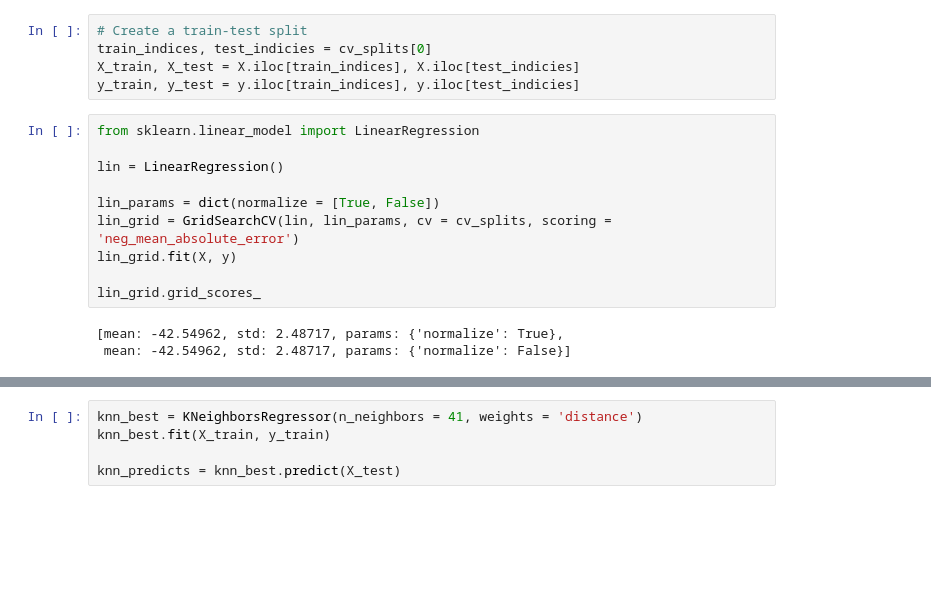
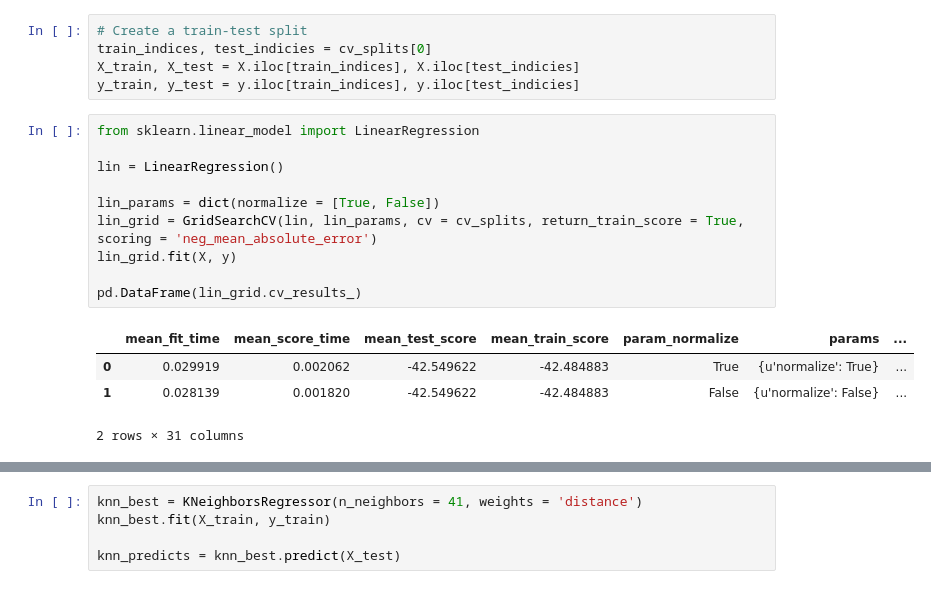
Before and after one commit to jank324/ais-predictor, a Jupyter notebook: data/filter FEL-ROT data.ipynb, the cells around one changed output, grey strips where cells are left out. Saved outputs shown, nothing was run; the diff lists cells and outputs as text; blank space fills up the shorter version.

```diff
--- a/data/filter FEL-ROT data.ipynb
+++ b/data/filter FEL-ROT data.ipynb
@@ -271,16 +271,18 @@ y_train, y_test = y.iloc[train_indices], y.iloc[test_indicies]
 # %%
 from sklearn.linear_model import LinearRegression
 
 lin = LinearRegression()
 
 lin_params = dict(normalize = [True, False])
-lin_grid = GridSearchCV(lin, lin_params, cv = cv_splits, scoring = 'neg_mean_absolute_error')
+lin_grid = GridSearchCV(lin, lin_params, cv = cv_splits, return_train_score = True, scoring = 'neg_mean_absolute_error')
 lin_grid.fit(X, y)
 
-lin_grid.grid_scores_
+pd.DataFrame(lin_grid.cv_results_)
 # %% [output]
+|  | mean_fit_time | mean_score_time | mean_test_score | mean_train_score | param_normalize | params | ... |
+| 0 | 0.029919 | 0.002062 | -42.549622 | -42.484883 | True | {u'normalize': True} | ... |
+| 1 | 0.028139 | 0.001820 | -42.549622 | -42.484883 | False | {u'normalize': False} | ... |
-[mean: -42.54962, std: 2.48717, params: {'normalize': True},
- mean: -42.54962, std: 2.48717, params: {'normalize': False}]
+2 rows × 31 columns
 # %%
 from sklearn.neighbors import KNeighborsRegressor
 
```
Also changed, not shown: parts of 2 cells of this notebook.
